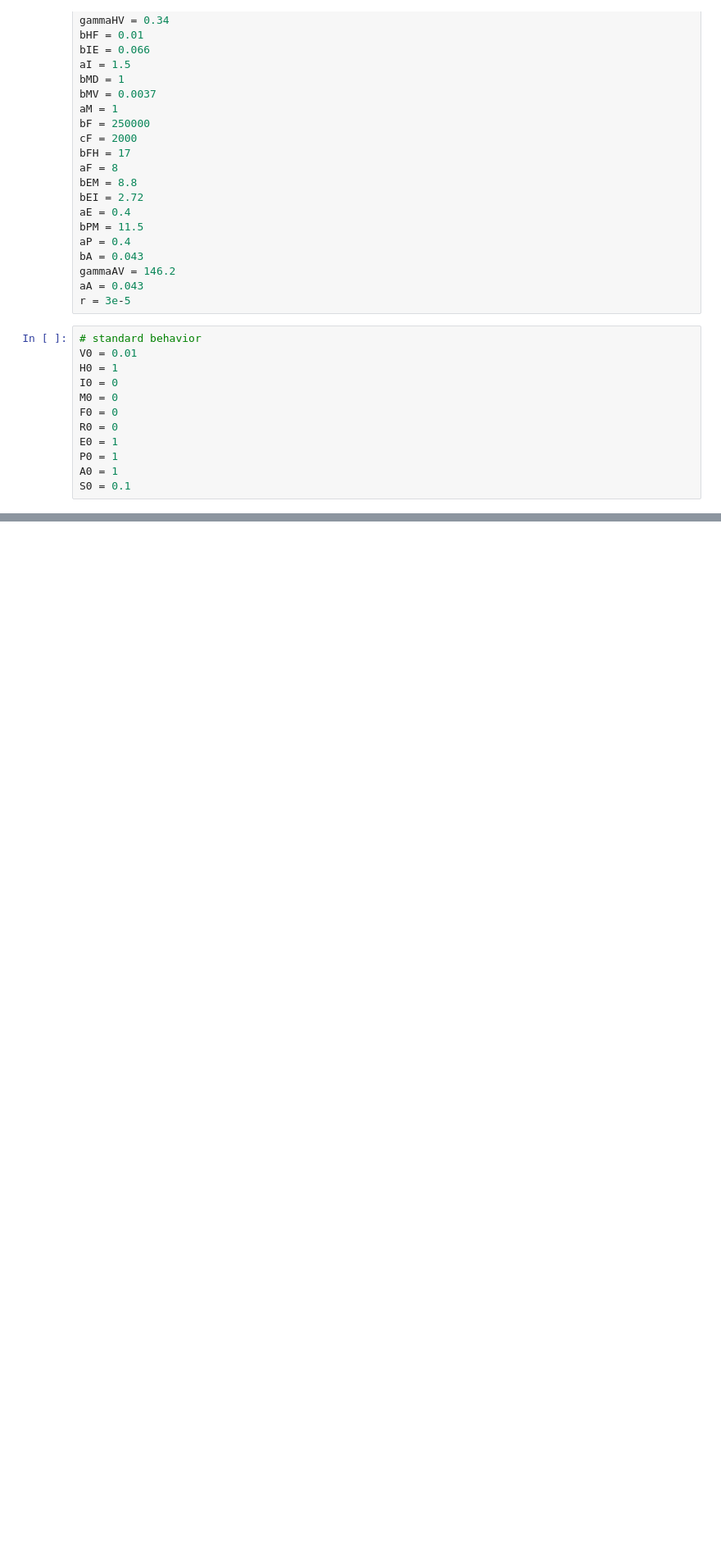
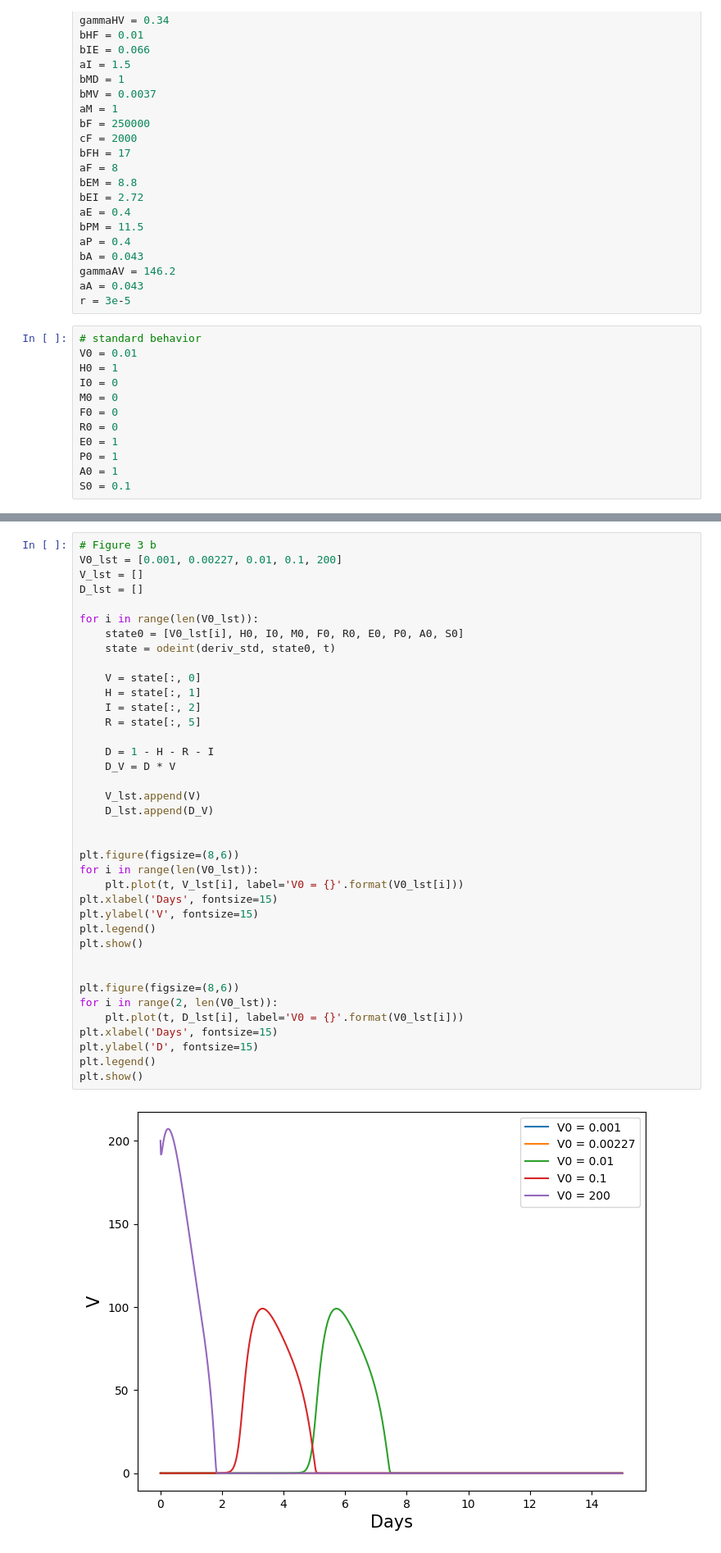
Before and after one commit to mkayeterry/MCDB172, a Jupyter notebook: final/flu.ipynb, the cells around one changed output, grey strips where cells are left out. Shown at 82% size. Drawn from its saved outputs; the diff is of its cells as text; blank space fills up the shorter version.

```diff
--- a/final/flu.ipynb
+++ b/final/flu.ipynb
@@ -154,0 +157,40 @@ plt.show()
+# %%
+# Figure 3 b
+V0_lst = [0.001, 0.00227, 0.01, 0.1, 200]
+V_lst = []
+D_lst = []
+
+for i in range(len(V0_lst)):
+    state0 = [V0_lst[i], H0, I0, M0, F0, R0, E0, P0, A0, S0]
+    state = odeint(deriv_std, state0, t)
+
+    V = state[:, 0]
+    H = state[:, 1]
+    I = state[:, 2]
+    R = state[:, 5]
+
+    D = 1 - H - R - I
+    D_V = D * V
+
+    V_lst.append(V)
+    D_lst.append(D_V)
+
+
+plt.figure(figsize=(8,6))
+for i in range(len(V0_lst)):
+    plt.plot(t, V_lst[i], label='V0 = {}'.format(V0_lst[i]))
+plt.xlabel('Days', fontsize=15)
+plt.ylabel('V', fontsize=15)
+plt.legend()
+plt.show()
+
+
+plt.figure(figsize=(8,6))
+for i in range(2, len(V0_lst)):
+    plt.plot(t, D_lst[i], label='V0 = {}'.format(V0_lst[i]))
+plt.xlabel('Days', fontsize=15)
+plt.ylabel('D', fontsize=15)
+plt.legend()
+plt.show()
+# %% [output]
+[figure, added]
```
Also changed, not shown: parts of 4 cells of this notebook, 1 other file.
